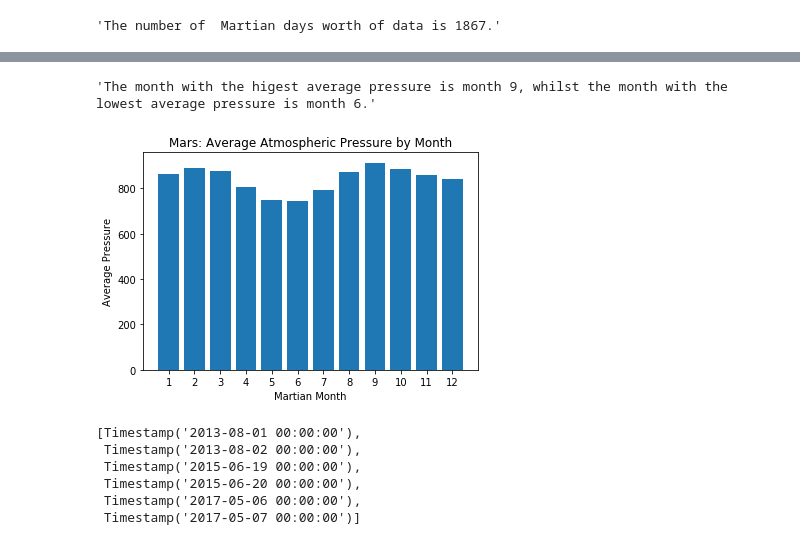
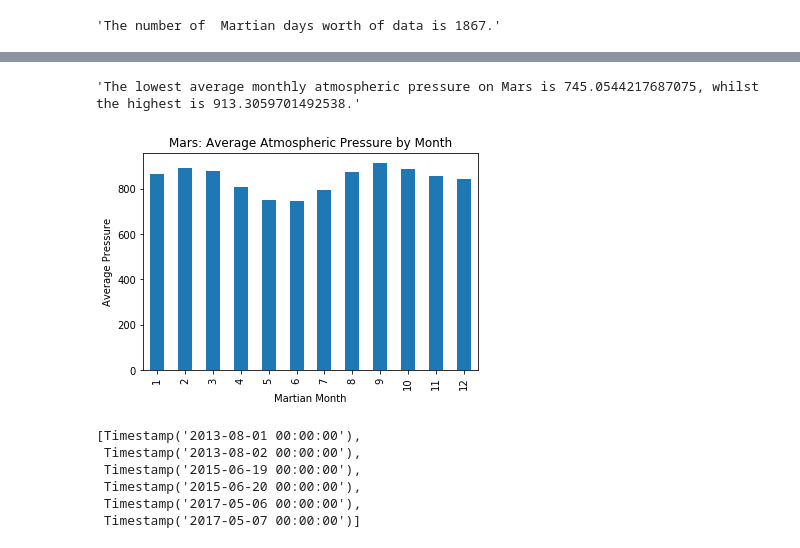
Before and after one commit to oli124/web_scraping_challenge, a Jupyter notebook: part_2_mars_weather.ipynb, the cells around one changed output, grey strips where cells are left out. Cells and saved outputs as stored; diff of their text form; code cells hidden in the pictures.

Commit message:
updating average temp and pressure code for simplicity, part 2

```diff
--- a/part_2_mars_weather.ipynb
+++ b/part_2_mars_weather.ipynb
@@ -256,0 +210,9 @@ avg_low_temp_month
+# %%
+# 3. What is the average low temperature by month?
+
+# Group dataframe by month, outputting the average, or mean, of the data
+grouped_df = final_df.groupby(by='month').mean()
+
+# Display output of average low temperature by month
+temp_grouped_df = grouped_df['min_temp']
+temp_grouped_df
@@ -322,0 +253,6 @@ avg_psi_month
+# %%
+# 4. Average pressure by Martian month
+
+# Display output of average low temperature by month
+psi_grouped_df = grouped_df['pressure']
+psi_grouped_df
@@ -323,23 +274,22 @@ avg_psi_month
 # %%
 # Identify the lowest and highest atmospheric pressure on Mars.
-max_psi = max(avg_psi_month, key=avg_psi_month.get)
-min_psi = min(avg_psi_month, key=avg_psi_month.get)
+max_psi = max(psi_grouped_df)
+min_psi = min(psi_grouped_df)
 
 # Display results
-f'The month with the higest average pressure is month {max_psi}, whilst the month with the lowest average pressure is month {min_psi}.'
+f'The lowest average monthly atmospheric pressure on Mars is {min_psi}, whilst the highest is {max_psi}.'
 # %% [output]
-'The month with the higest average pressure is month 9, whilst the month with the lowest average pressure is month 6.'
+'The lowest average monthly atmospheric pressure on Mars is 745.0544217687075, whilst the highest is 913.3059701492538.'
 # %%
 # Plot the average pressure by month
-plt.bar(range(len(avg_psi_month)), list(avg_psi_month.values()), align= 'center')
-plt.xticks(range(len(avg_psi_month)), list(avg_psi_month.keys()))
+psi_grouped_df.plot.bar(x= 'month', y= 'pressure')
 plt.xlabel("Martian Month")
 plt.ylabel("Average Pressure")
 plt.title("Mars: Average Atmospheric Pressure by Month")
 
 plt.show()
 # %% [output]
-[figure, old version]
+[figure, new version]
 # %%
 # 5. How many terrestrial (earth) days are there in a Martian year?
 
```
Also changed, not shown: parts of 6 cells of this notebook.
